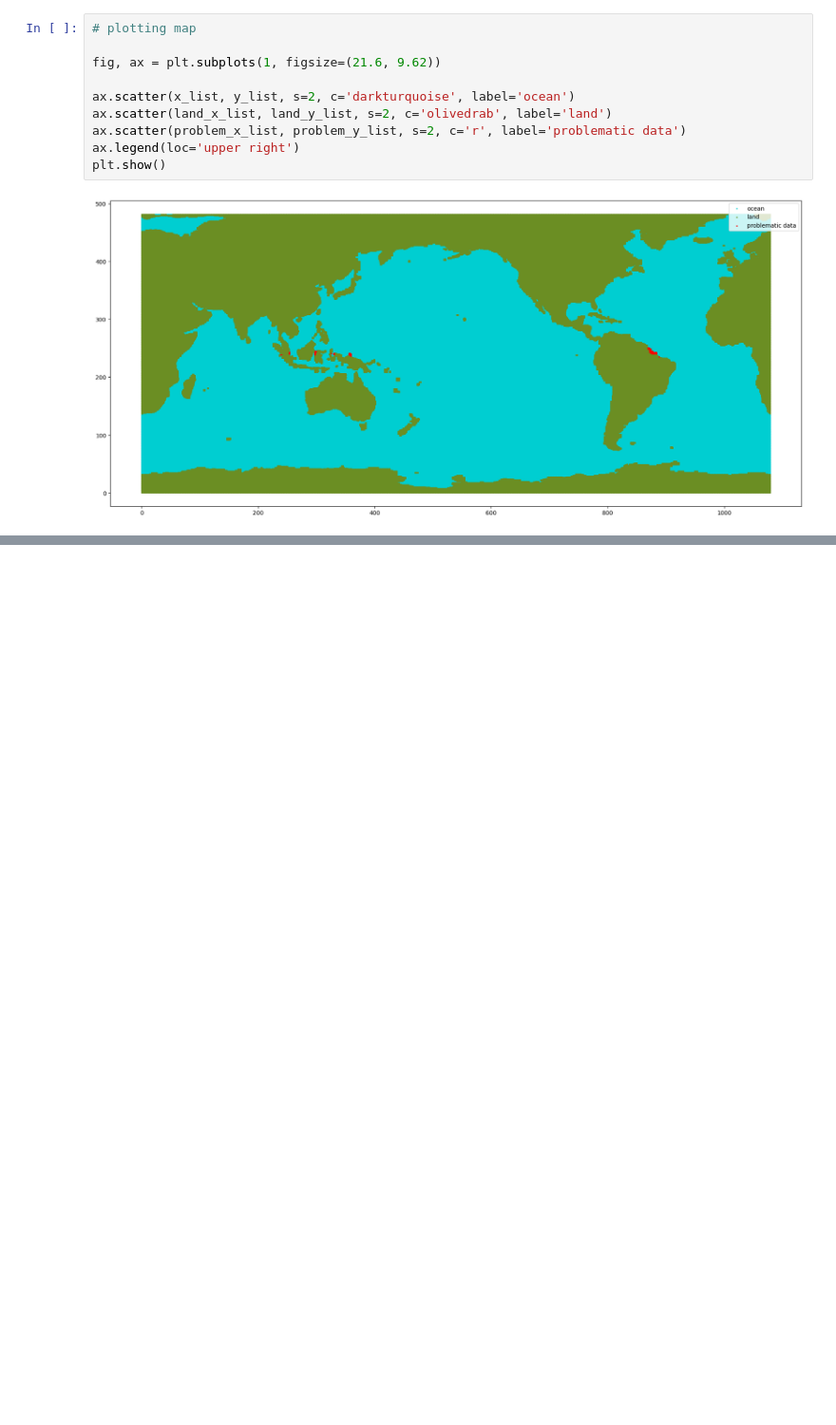
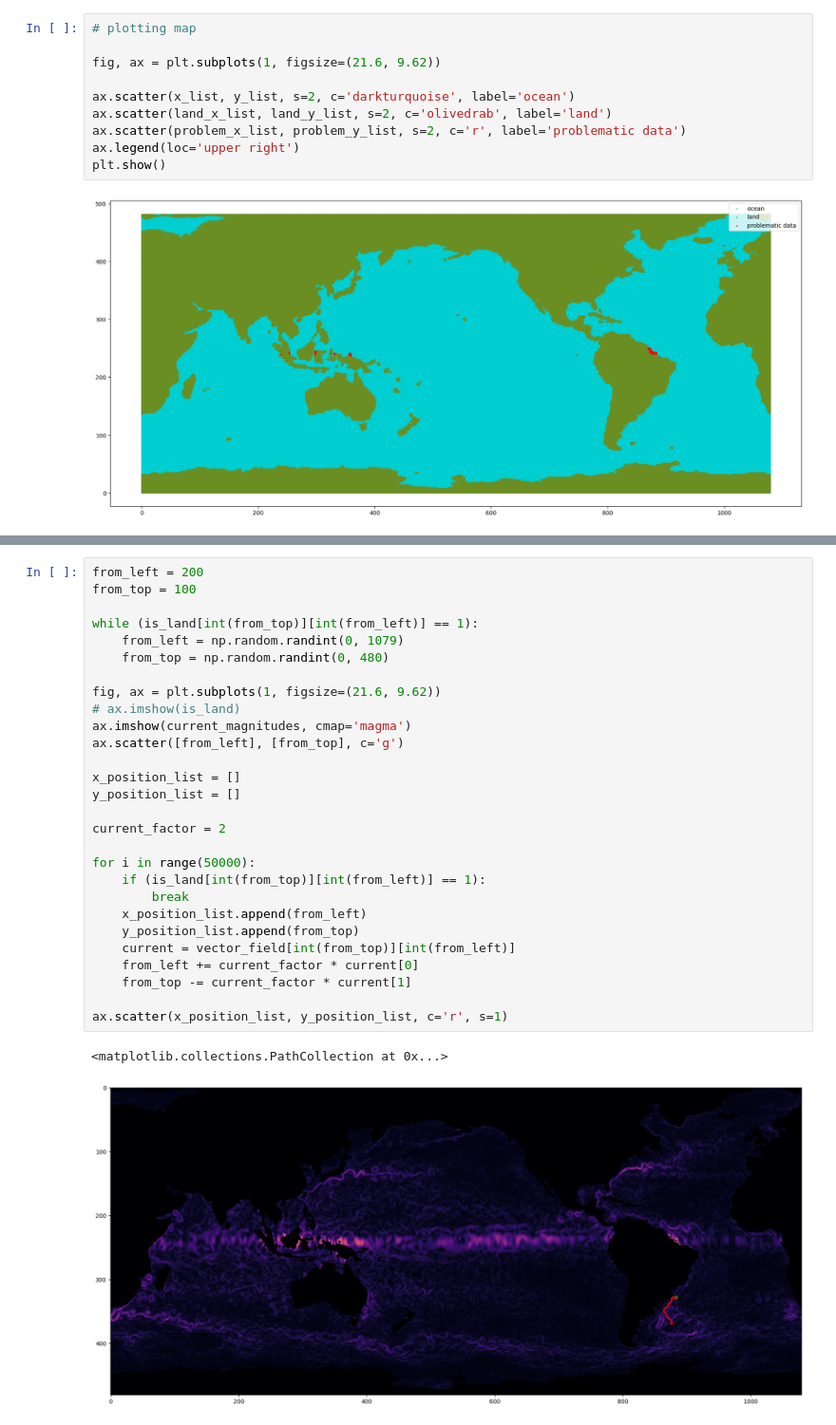
Before and after one commit to adarshramiyer/current-forecasting, a Jupyter notebook: eda.ipynb, the cells around one changed output, grey strips where cells are left out. Shown at 95% size. Drawn from its saved outputs; the diff is of its cells as text; blank space fills up the shorter version.

```diff
--- a/eda.ipynb
+++ b/eda.ipynb
@@ -101,0 +125,31 @@ ax.imshow(current_magnitudes, cmap='magma')
+# %%
+from_left = 200
+from_top = 100
+
+while (is_land[int(from_top)][int(from_left)] == 1):
+    from_left = np.random.randint(0, 1079)
+    from_top = np.random.randint(0, 480)
+
+fig, ax = plt.subplots(1, figsize=(21.6, 9.62))
+# ax.imshow(is_land)
+ax.imshow(current_magnitudes, cmap='magma')
+ax.scatter([from_left], [from_top], c='g')
+
+x_position_list = []
+y_position_list = []
+
+current_factor = 2
+
+for i in range(50000):
+    if (is_land[int(from_top)][int(from_left)] == 1):
+        break
+    x_position_list.append(from_left)
+    y_position_list.append(from_top)
+    current = vector_field[int(from_top)][int(from_left)]
+    from_left += current_factor * current[0]
+    from_top -= current_factor * current[1]
+
+ax.scatter(x_position_list, y_position_list, c='r', s=1)
+# %% [output]
+<matplotlib.collections.PathCollection at 0x...>
+[figure, added]
```
Also changed, not shown: parts of 2 cells of this notebook.
